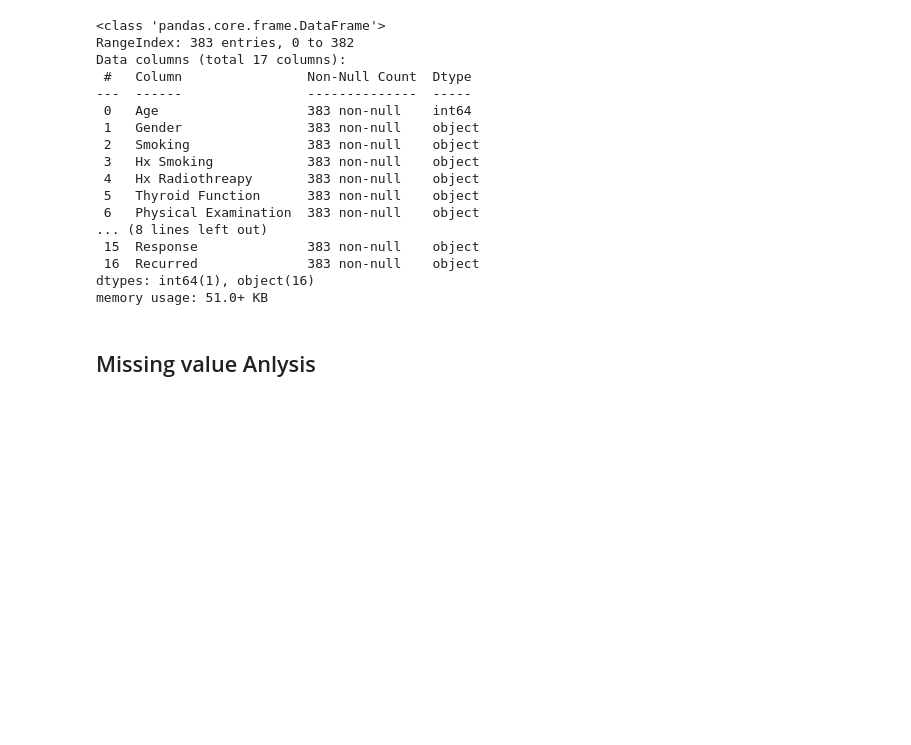
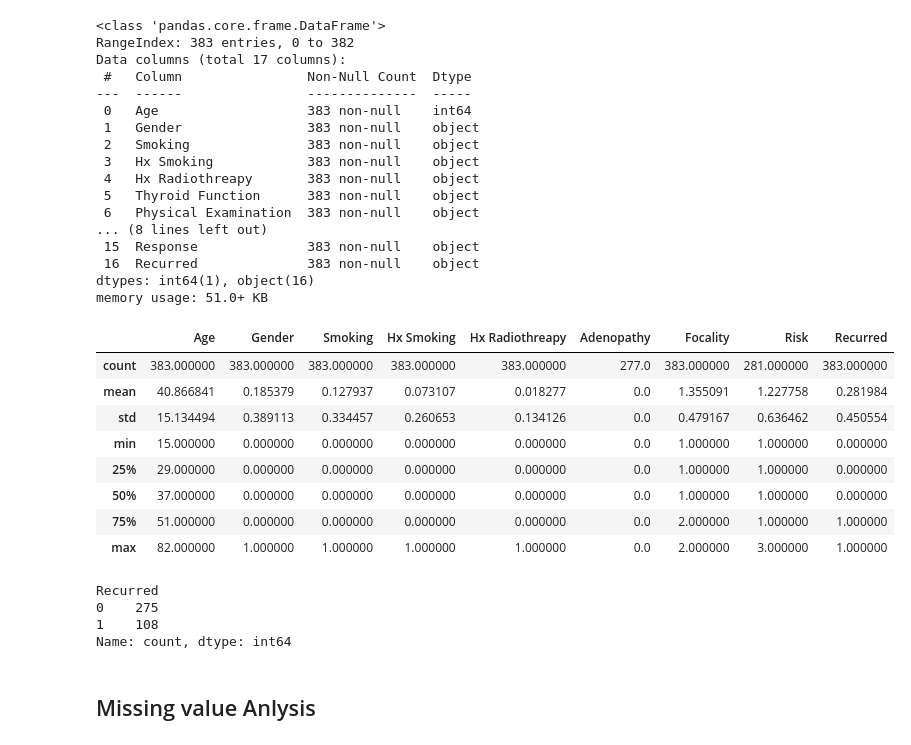
Before and after one commit to maishatabassum932/Thyroid-Diseases-Detection, a Jupyter notebook: Thyroid_prediction.ipynb, the cells around one changed output. Drawn from its saved outputs; the diff is of its cells as text; code cells hidden in the pictures; blank space fills up the shorter version.

```diff
--- a/Thyroid_prediction.ipynb
+++ b/Thyroid_prediction.ipynb
@@ -87,6 +87,26 @@ Data columns (total 17 columns):
  16  Recurred              383 non-null    object
 dtypes: int64(1), object(16)
 memory usage: 51.0+ KB
+# %%
+th.describe()
+# %% [output]
+|  | Age | Gender | Smoking | Hx Smoking | Hx Radiothreapy | Adenopathy | Focality | Risk | Recurred |
+| count | 383.000000 | 383.000000 | 383.000000 | 383.000000 | 383.000000 | 277.0 | 383.000000 | 281.000000 | 383.000000 |
+| mean | 40.866841 | 0.185379 | 0.127937 | 0.073107 | 0.018277 | 0.0 | 1.355091 | 1.227758 | 0.281984 |
+| std | 15.134494 | 0.389113 | 0.334457 | 0.260653 | 0.134126 | 0.0 | 0.479167 | 0.636462 | 0.450554 |
+| min | 15.000000 | 0.000000 | 0.000000 | 0.000000 | 0.000000 | 0.0 | 1.000000 | 1.000000 | 0.000000 |
+| 25% | 29.000000 | 0.000000 | 0.000000 | 0.000000 | 0.000000 | 0.0 | 1.000000 | 1.000000 | 0.000000 |
+| 50% | 37.000000 | 0.000000 | 0.000000 | 0.000000 | 0.000000 | 0.0 | 1.000000 | 1.000000 | 0.000000 |
+| 75% | 51.000000 | 0.000000 | 0.000000 | 0.000000 | 0.000000 | 0.0 | 2.000000 | 1.000000 | 1.000000 |
+| max | 82.000000 | 1.000000 | 1.000000 | 1.000000 | 1.000000 | 0.0 | 2.000000 | 3.000000 | 1.000000 |
+# %%
+#Target variable distribution
+print(th['Recurred'].value_counts())
+# %% [output]
+Recurred
+0    275
+1    108
+Name: count, dtype: int64
 # %% [markdown]
 ## Missing value Anlysis
 # %%
```
Also changed, not shown: parts of 6 cells of this notebook.
